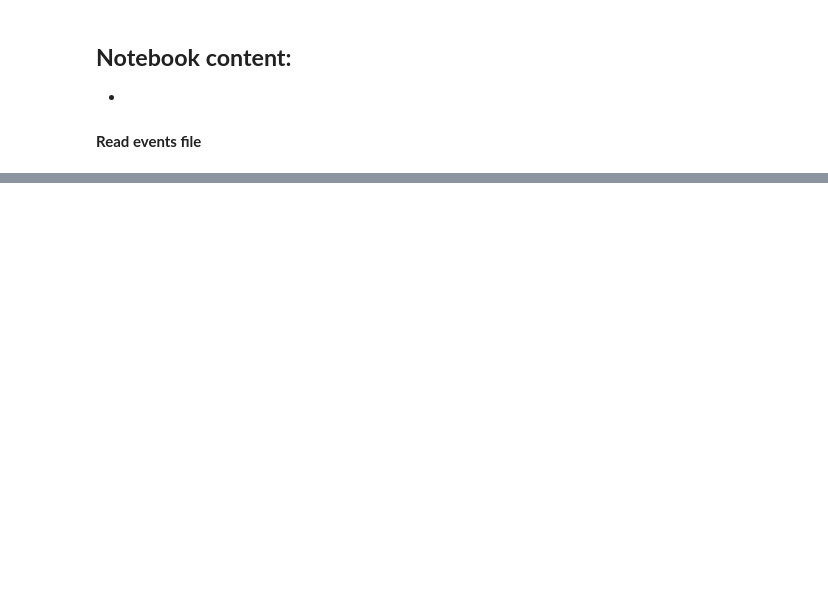
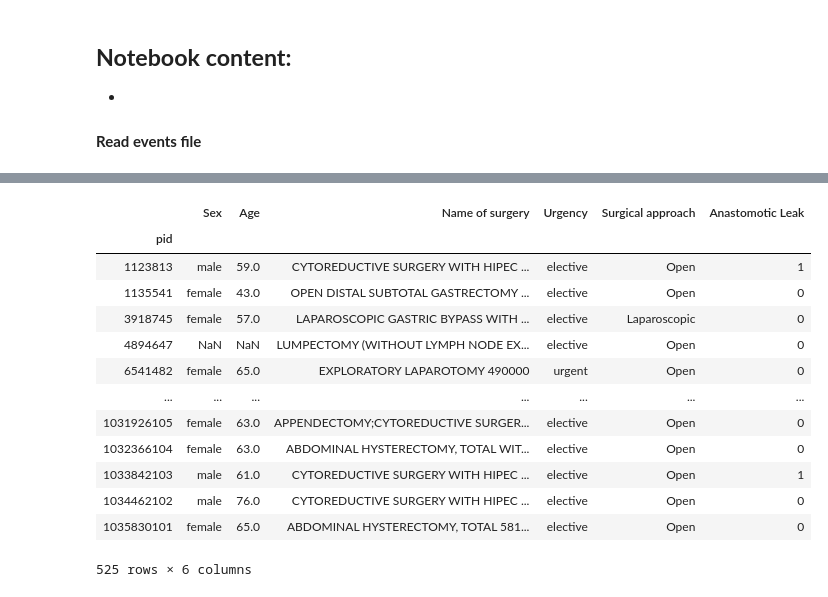
Before and after one commit to nomihadar/Anastomotic-Leak-Prediction, a Jupyter notebook: Scripts/parseData4.ipynb, the cells around one changed output, grey strips where cells are left out. Saved outputs shown, nothing was run; the diff lists cells and outputs as text; code cells hidden in the pictures; blank space fills up the shorter version.

```diff
--- a/Scripts/parseData4.ipynb
+++ b/Scripts/parseData4.ipynb
@@ -104,0 +160,18 @@ features_df = []
+# %%
+metadata
+#a.merge(res, on='pid').to_csv(DATA_PATH + "/draft1.csv", index=False)
+# %% [output]
+|  | Sex | Age | Name of surgery | Urgency | Surgical approach | Anastomotic Leak |
+| pid |  |  |  |  |  |  |
+| 1123813 | male | 59.0 | CYTOREDUCTIVE SURGERY WITH HIPEC ... | elective | Open | 1 |
+| 1135541 | female | 43.0 | OPEN DISTAL SUBTOTAL GASTRECTOMY ... | elective | Open | 0 |
+| 3918745 | female | 57.0 | LAPAROSCOPIC GASTRIC BYPASS WITH ... | elective | Laparoscopic | 0 |
+| 4894647 | NaN | NaN | LUMPECTOMY (WITHOUT LYMPH NODE EX... | elective | Open | 0 |
+| 6541482 | female | 65.0 | EXPLORATORY LAPAROTOMY 490000 | urgent | Open | 0 |
+| ... | ... | ... | ... | ... | ... | ... |
+| 1031926105 | female | 63.0 | APPENDECTOMY;CYTOREDUCTIVE SURGER... | elective | Open | 0 |
+| 1032366104 | female | 63.0 | ABDOMINAL HYSTERECTOMY, TOTAL WIT... | elective | Open | 0 |
+| 1033842103 | male | 61.0 | CYTOREDUCTIVE SURGERY WITH HIPEC ... | elective | Open | 1 |
+| 1034462102 | male | 76.0 | CYTOREDUCTIVE SURGERY WITH HIPEC ... | elective | Open | 0 |
+| 1035830101 | female | 65.0 | ABDOMINAL HYSTERECTOMY, TOTAL 581... | elective | Open | 0 |
+525 rows × 6 columns
```
Also changed, not shown: parts of 51 cells of this notebook.
